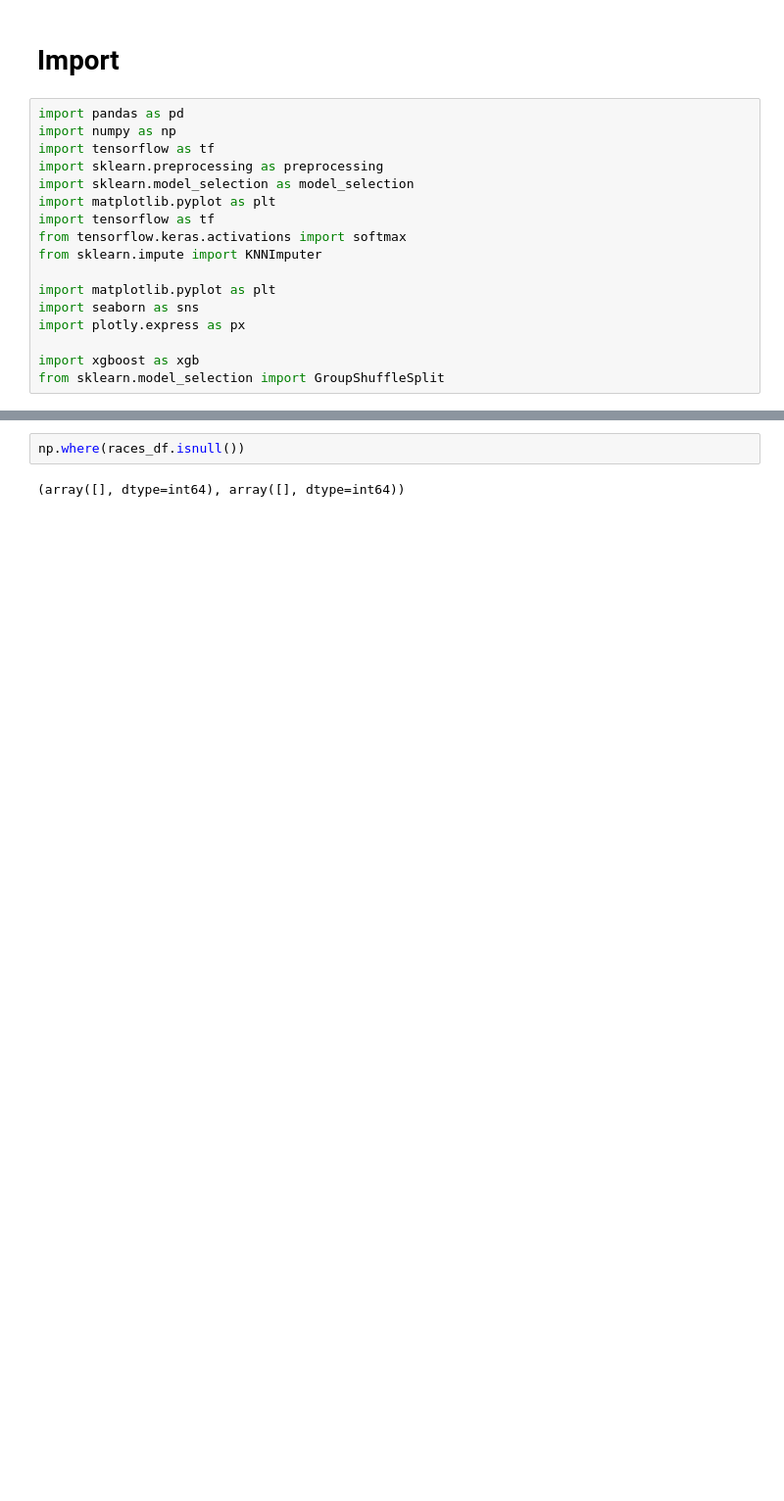
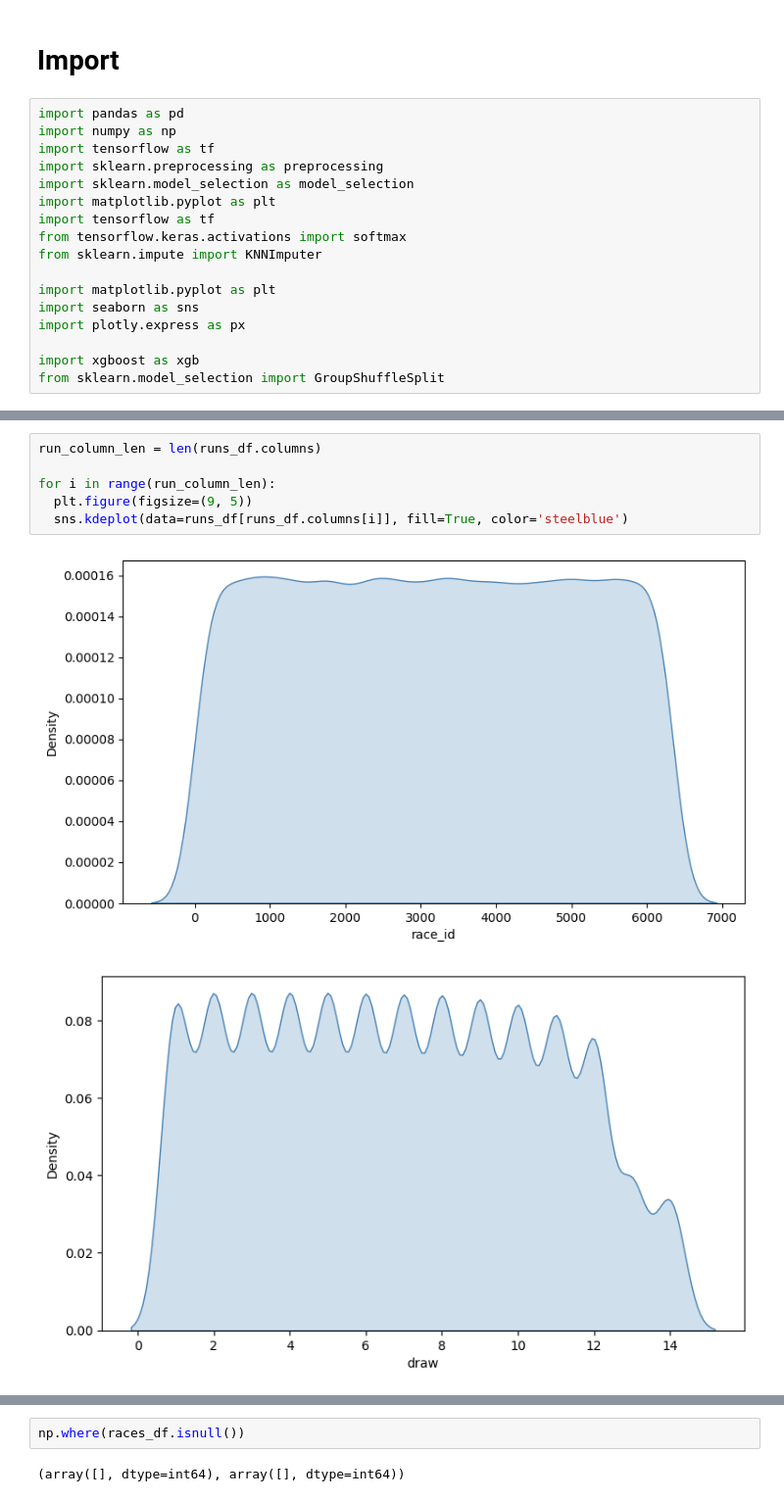
Before and after one commit to phamngochieu123456/HK_Race, a Jupyter notebook: HK_Race_2.ipynb, the cells around one changed output, grey strips where cells are left out. Shown at 98% size. Saved outputs shown, nothing was run; the diff lists cells and outputs as text; blank space fills up the shorter version.

```diff
--- a/HK_Race_2.ipynb
+++ b/HK_Race_2.ipynb
@@ -49,0 +96,9 @@ np.where(runs_df.isnull())
+# %%
+run_column_len = len(runs_df.columns)
+
+for i in range(run_column_len):
+  plt.figure(figsize=(9, 5))
+  sns.kdeplot(data=runs_df[runs_df.columns[i]], fill=True, color='steelblue')
+# %% [output]
+[figure, added]
+[figure, added]
```
Also changed, not shown: parts of 36 cells of this notebook.
